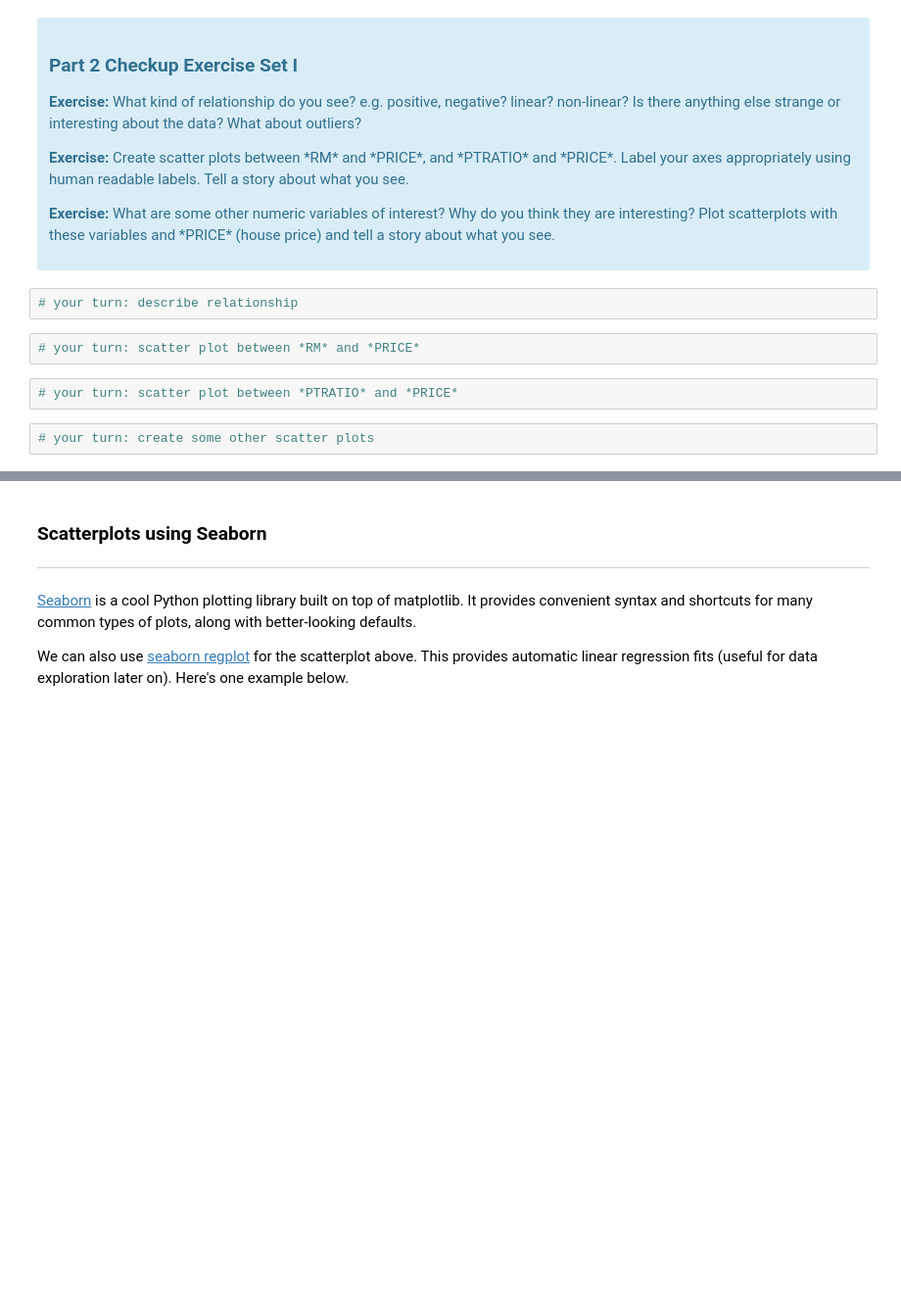
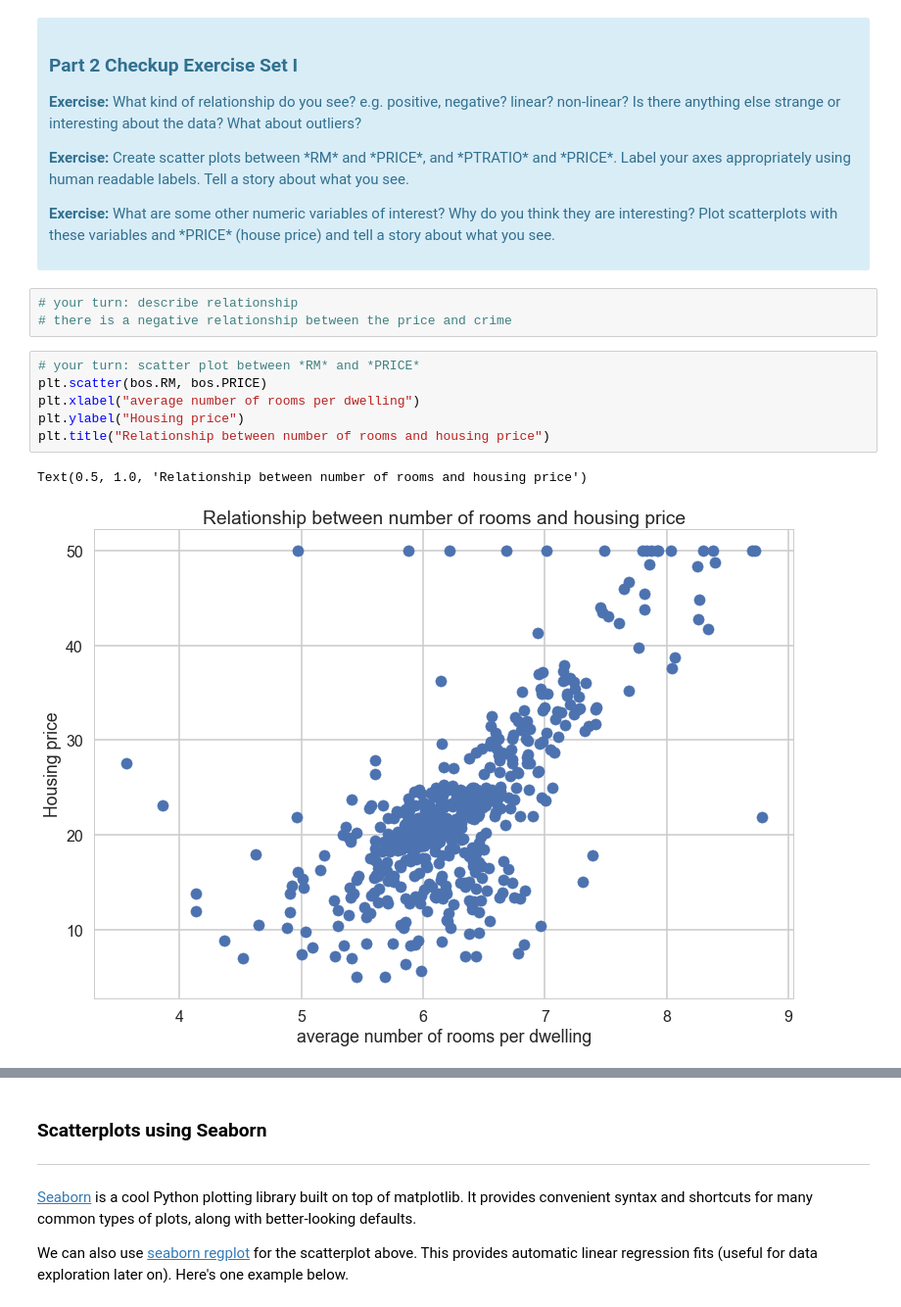
Before and after one commit to shabnami/Data-Science, a Jupyter notebook: linear_regression_project/Mini_Project_Linear_Regression.ipynb, the cells around one changed output, grey strips where cells are left out. Shown: that part at 98% size. Saved outputs shown, nothing was run; the diff lists cells and outputs as text; blank space fills up the shorter version.

```diff
--- a/linear_regression_project/Mini_Project_Linear_Regression.ipynb
+++ b/linear_regression_project/Mini_Project_Linear_Regression.ipynb
@@ -279,9 +265,13 @@ plt.title("Relationship between CRIM and Price")
 </div>
 # %%
 # your turn: describe relationship
+# there is a negative relationship between the price and crime
-# %%
-# your turn: scatter plot between *RM* and *PRICE*
-# %%
-# your turn: scatter plot between *PTRATIO* and *PRICE*
-# %%
-# your turn: create some other scatter plots
+# %%
+# your turn: scatter plot between *RM* and *PRICE*
+plt.scatter(bos.RM, bos.PRICE)
+plt.xlabel("average number of rooms per dwelling")
+plt.ylabel("Housing price")
+plt.title("Relationship between number of rooms and housing price")
+# %% [output]
+Text(0.5, 1.0, 'Relationship between number of rooms and housing price')
+[figure, added]
```
Also changed, not shown: parts of 24 cells of this notebook.
